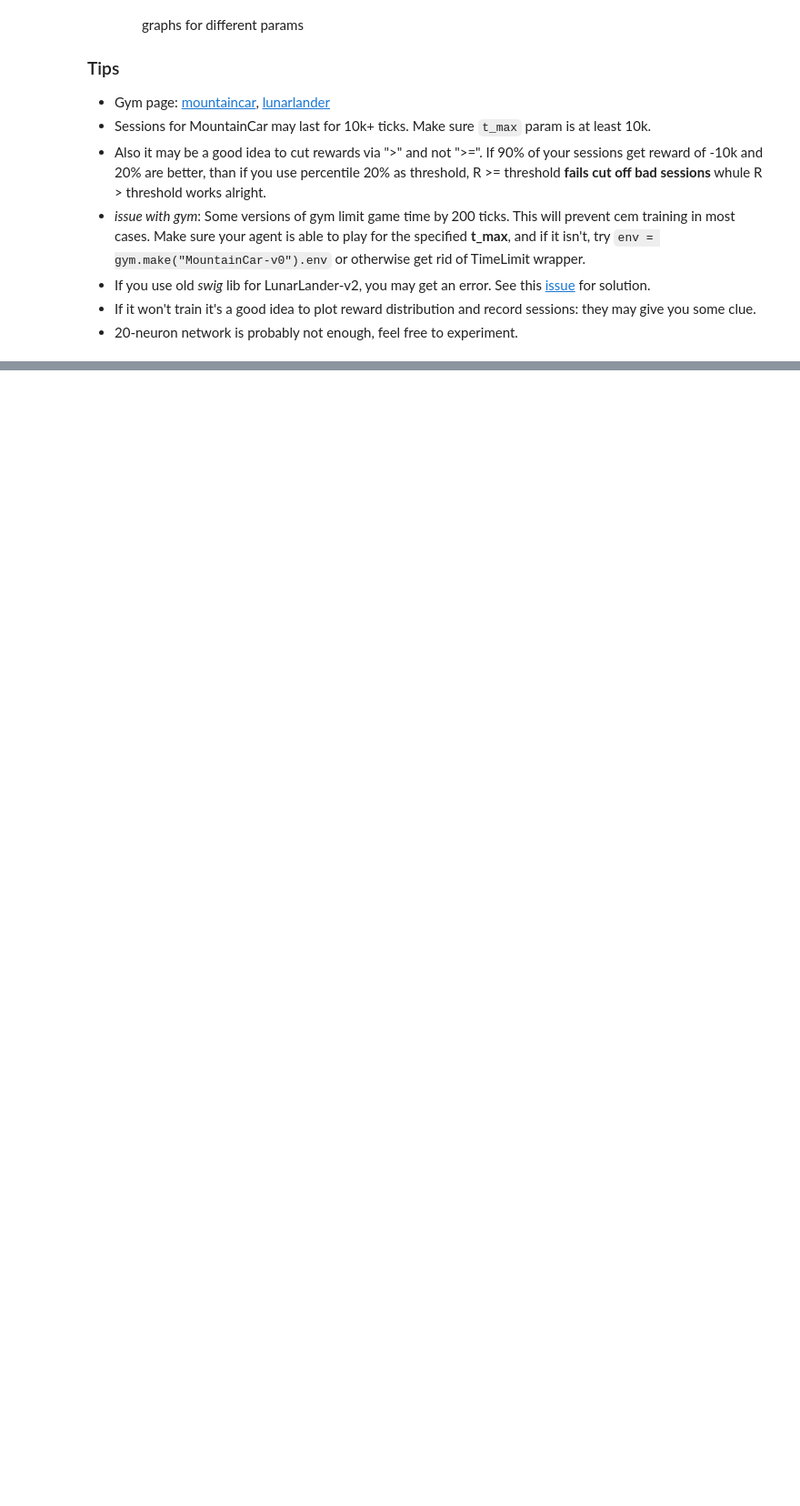
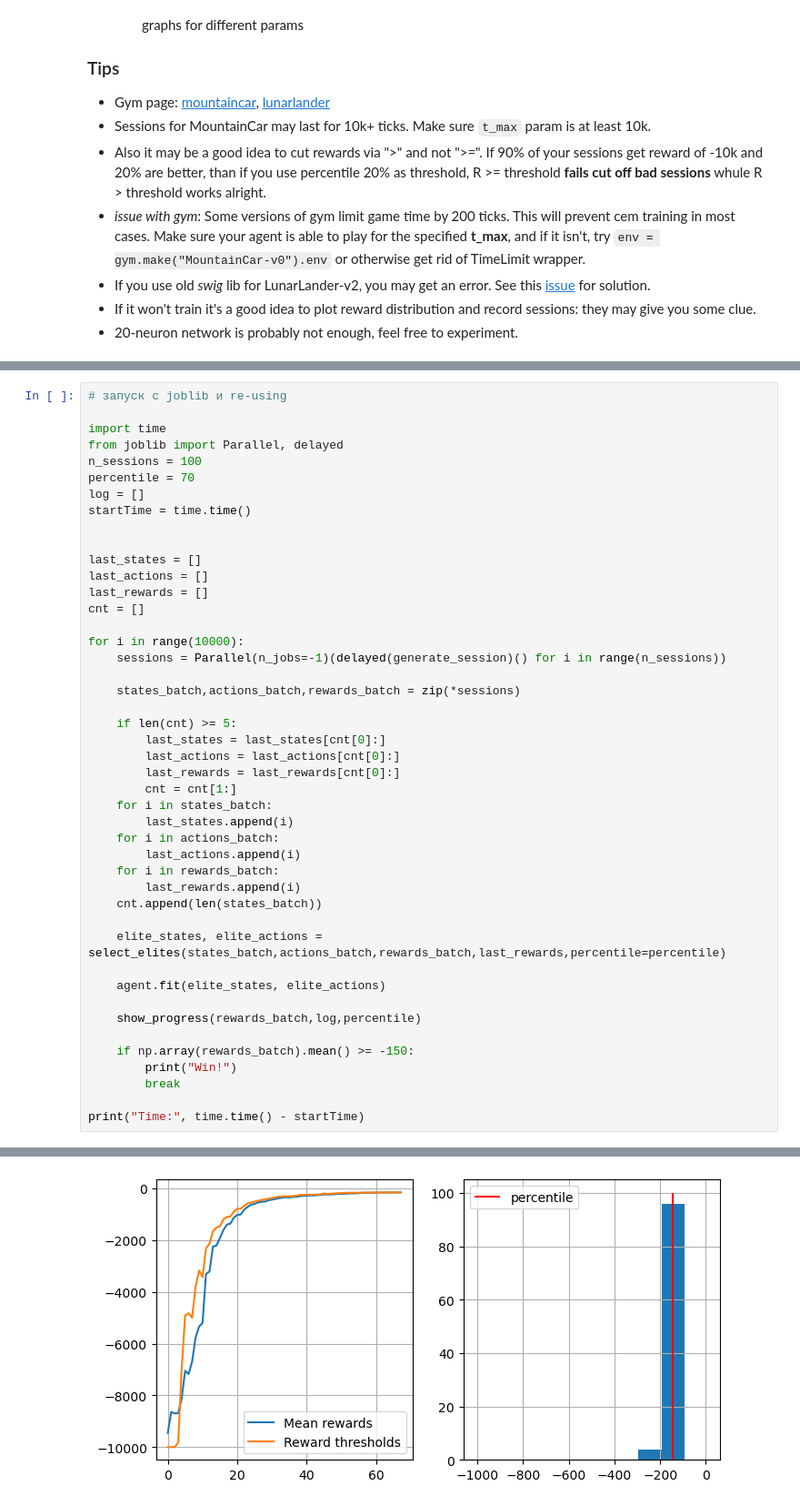
Before and after one commit to FynjyBath/MLhomework-Python-AESC, a Jupyter notebook: task3_bonus/task3_crossenrophy_rl_practice_hard.ipynb, the cells around one changed output, grey strips where cells are left out. Shown at 91% size. Drawn from its saved outputs; the diff is of its cells as text; blank space fills up the shorter version.

```diff
--- a/task3_bonus/task3_crossenrophy_rl_practice_hard.ipynb
+++ b/task3_bonus/task3_crossenrophy_rl_practice_hard.ipynb
@@ -131,0 +229,46 @@ print("Time:", time.time() - startTime)
+# %%
+# запуск с joblib и re-using
+
+import time
+from joblib import Parallel, delayed
+n_sessions = 100
+percentile = 70
+log = []
+startTime = time.time()
+
+
+last_states = []
+last_actions = []
+last_rewards = []
+cnt = []
+
+for i in range(10000):
+    sessions = Parallel(n_jobs=-1)(delayed(generate_session)() for i in range(n_sessions))
+
+    states_batch,actions_batch,rewards_batch = zip(*sessions)
+
+    if len(cnt) >= 5:
+        last_states = last_states[cnt[0]:]
+        last_actions = last_actions[cnt[0]:]
+        last_rewards = last_rewards[cnt[0]:]
+        cnt = cnt[1:]
+    for i in states_batch:
+        last_states.append(i)
+    for i in actions_batch:
+        last_actions.append(i)
+    for i in rewards_batch:
+        last_rewards.append(i)
+    cnt.append(len(states_batch))
+
+    elite_states, elite_actions = select_elites(states_batch,actions_batch,rewards_batch,last_rewards,percentile=percentile)
+
+    agent.fit(elite_states, elite_actions)
+
+    show_progress(rewards_batch,log,percentile)
+
+    if np.array(rewards_batch).mean() >= -150:
+        print("Win!")
+        break
+
+print("Time:", time.time() - startTime)
+# %% [output]
@@ -131,0 +276 @@ print("Time:", time.time() - startTime)
+[figure, added]
```
Also changed, not shown: parts of 11 cells of this notebook, 1 other file.
